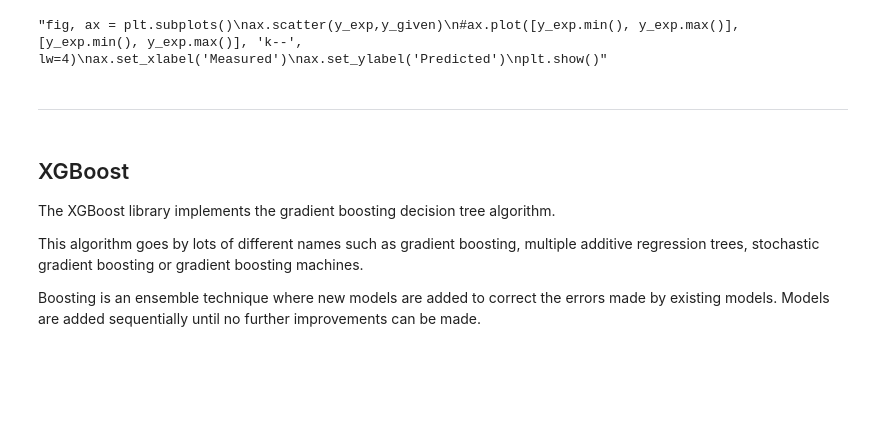
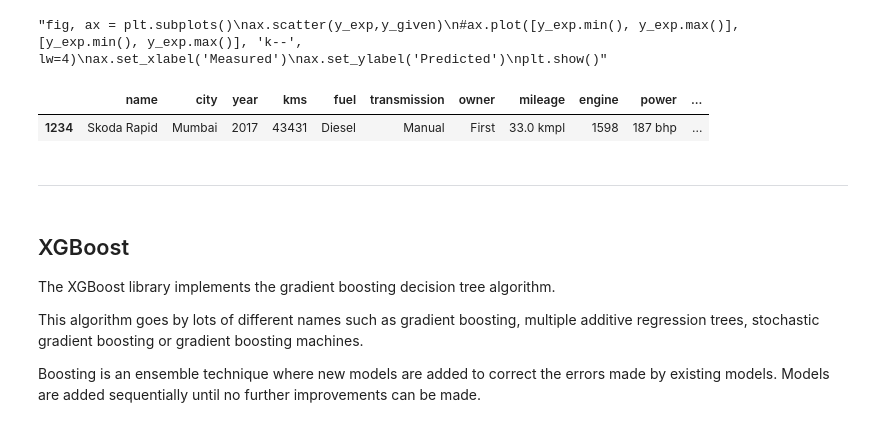
Before and after one commit to anmolagarwal999/Analysis-and-prediction-of-Used-Car-Prices-ML, a Jupyter notebook: tinkering.ipynb, the cells around one changed output. Cells and saved outputs as stored; diff of their text form; code cells hidden in the pictures; blank space fills up the shorter version.

```diff
--- a/tinkering.ipynb
+++ b/tinkering.ipynb
@@ -1039,6 +1039,11 @@ ax.set_ylabel('Predicted')
 plt.show()'''
 # %% [output]
 "fig, ax = plt.subplots()\nax.scatter(y_exp,y_given)\n#ax.plot([y_exp.min(), y_exp.max()], [y_exp.min(), y_exp.max()], 'k--', lw=4)\nax.set_xlabel('Measured')\nax.set_ylabel('Predicted')\nplt.show()"
+# %%
+cars4.loc[cars4["kms"]==43431]
+# %% [output]
+|  | name | city | year | kms | fuel | transmission | owner | mileage | engine | power | ... |
+| 1234 | Skoda Rapid | Mumbai | 2017 | 43431 | Diesel | Manual | First | 33.0 kmpl | 1598 | 187 bhp | ... |
 # %% [markdown]
 ___
 # %% [markdown]
```
Also changed, not shown: parts of 6 cells of this notebook, 4 other files.
